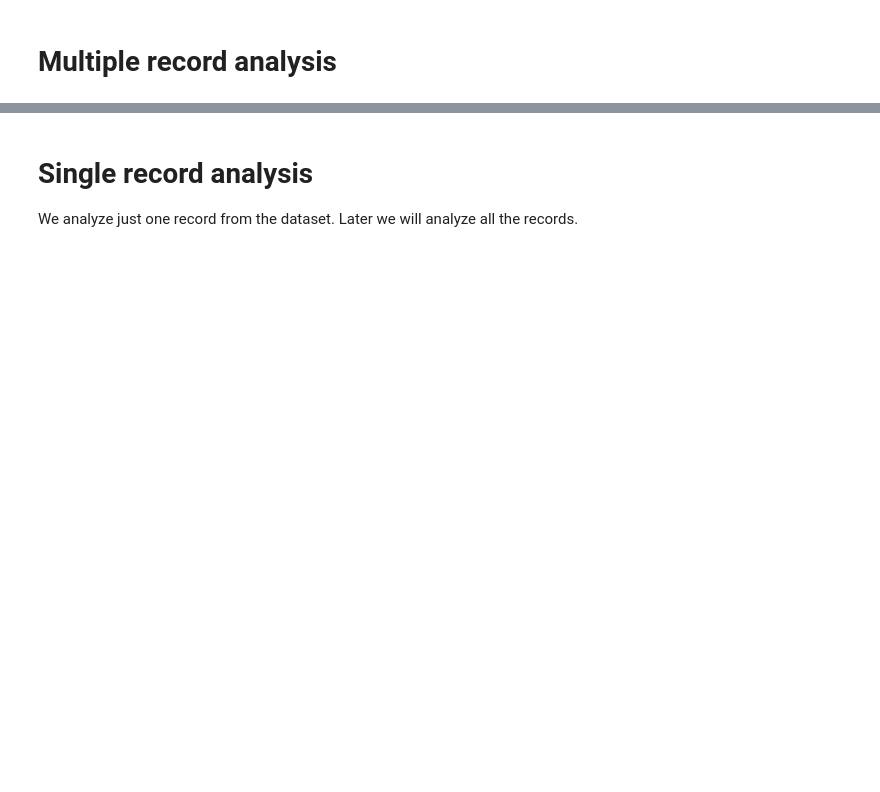
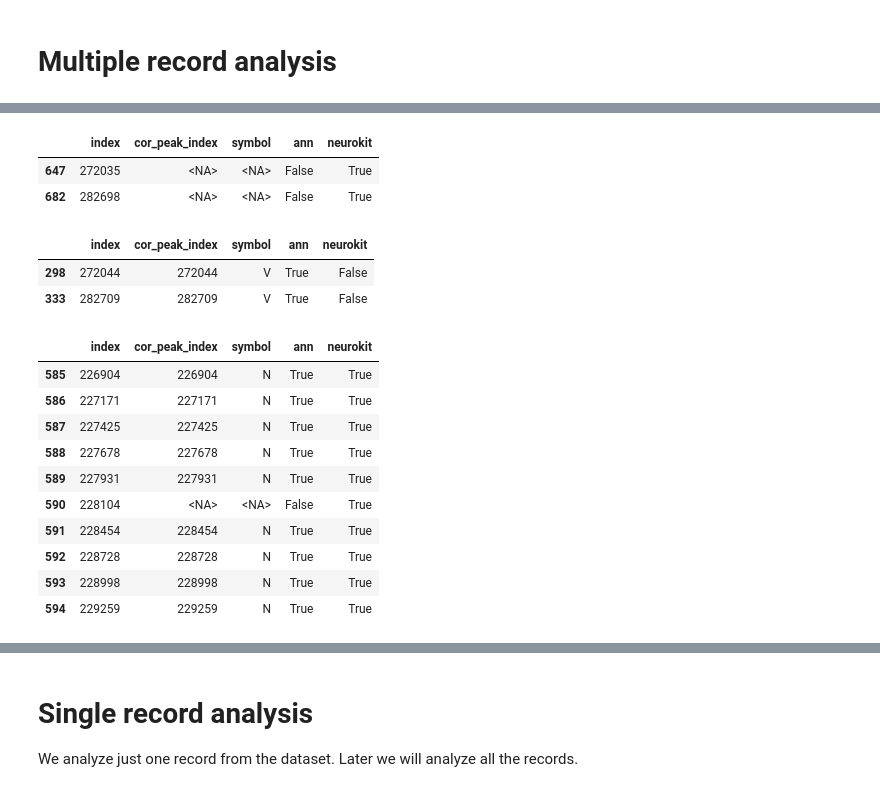
Before and after one commit to Vinicius667/ectopic_beats_detection, a Jupyter notebook: 02_neurokit.ipynb, the cells around one changed output, grey strips where cells are left out. Drawn from its saved outputs; the diff is of its cells as text; code cells hidden in the pictures; blank space fills up the shorter version.

```diff
--- a/02_neurokit.ipynb
+++ b/02_neurokit.ipynb
@@ -163,0 +300,30 @@ KeyboardInterrupt:
+# %%
+df_comp_methods[
+    (df_comp_methods['ann'] == False) &
+    (df_comp_methods[method] == True)]
+# %% [output]
+|  | index | cor_peak_index | symbol | ann | neurokit |
+| 647 | 272035 | <NA> | <NA> | False | True |
+| 682 | 282698 | <NA> | <NA> | False | True |
+# %%
+df_comp_methods[
+    (df_comp_methods['ann'] == True) &
+    (df_comp_methods[method] == False)]
+# %% [output]
+|  | index | cor_peak_index | symbol | ann | neurokit |
+| 298 | 272044 | 272044 | V | True | False |
+| 333 | 282709 | 282709 | V | True | False |
+# %%
+df_comp_methods.iloc[585:595]
+# %% [output]
+|  | index | cor_peak_index | symbol | ann | neurokit |
+| 585 | 226904 | 226904 | N | True | True |
+| 586 | 227171 | 227171 | N | True | True |
+| 587 | 227425 | 227425 | N | True | True |
+| 588 | 227678 | 227678 | N | True | True |
+| 589 | 227931 | 227931 | N | True | True |
+| 590 | 228104 | <NA> | <NA> | False | True |
+| 591 | 228454 | 228454 | N | True | True |
+| 592 | 228728 | 228728 | N | True | True |
+| 593 | 228998 | 228998 | N | True | True |
+| 594 | 229259 | 229259 | N | True | True |
```
Also changed, not shown: parts of 17 cells of this notebook, 2 other files.
